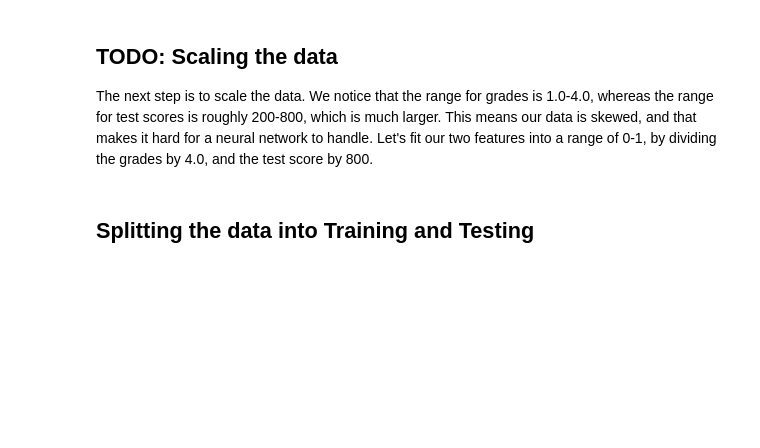
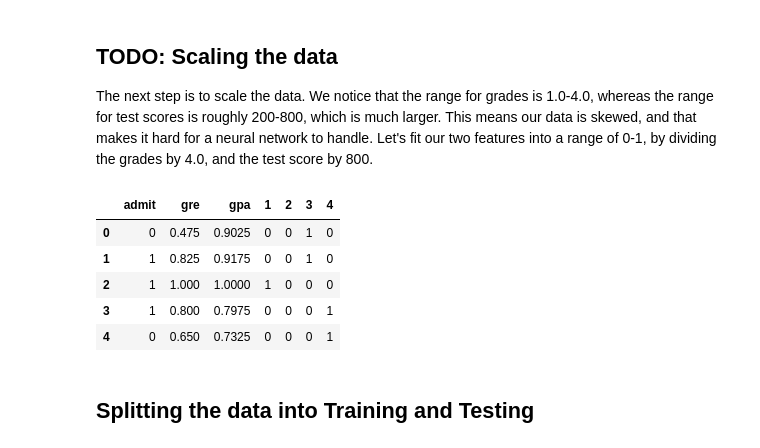
Before and after one commit to ThomasSpringett/MLRepository, a Jupyter notebook: gradient-descent/student-admissions/StudentAdmissions.ipynb, the cells around one changed output. Drawn from its saved outputs; the diff is of its cells as text; code cells hidden in the pictures; blank space fills up the shorter version.

```diff
--- a/gradient-descent/student-admissions/StudentAdmissions.ipynb
+++ b/gradient-descent/student-admissions/StudentAdmissions.ipynb
@@ -91,10 +91,16 @@ This looks more promising, as it seems that the lower the rank, the higher the a
 Use the `get_dummies` function in numpy in order to one-hot encode the data.
 # %%
 # TODO:  Make dummy variables for rank
-one_hot_data = pass
+one_hot_data = pd.get_dummies(data['rank'])
+one_hot_data = pd.concat([data, one_hot_data], axis = 1)
+print (one_hot_data.head())
+
 
 # TODO: Drop the previous rank column
-one_hot_data = pass
+one_hot_data = one_hot_data.drop('rank', axis = 1 )
+print (one_hot_data.head())
 
 # Print the first 10 rows of our data
 one_hot_data[:10]
+encoded = list(one_hot_data.columns)
+print("\n{} total features after one-hot encoding.".format(len(encoded)))
@@ -102,13 +123,25 @@ one_hot_data[:10]
 ## TODO: Scaling the data
 The next step is to scale the data. We notice that the range for grades is 1.0-4.0, whereas the range for test scores is roughly 200-800, which is much larger. This means our data is skewed, and that makes it hard for a neural network to handle. Let's fit our two features into a range of 0-1, by dividing the grades by 4.0, and the test score by 800.
 # %%
+from sklearn import preprocessing
+from sklearn.preprocessing import MinMaxScaler
+scaler = MinMaxScaler()
 # Making a copy of our data
 processed_data = one_hot_data[:]
 
 # TODO: Scale the columns
+processed_data['gpa'] = processed_data['gpa']/4
+processed_data['gre'] = processed_data['gre']/800
 
 # Printing the first 10 rows of our procesed data
-processed_data[:10]
+processed_data[:5]
+# %% [output]
+|  | admit | gre | gpa | 1 | 2 | 3 | 4 |
+| 0 | 0 | 0.475 | 0.9025 | 0 | 0 | 1 | 0 |
+| 1 | 1 | 0.825 | 0.9175 | 0 | 0 | 1 | 0 |
+| 2 | 1 | 1.000 | 1.0000 | 1 | 0 | 0 | 0 |
+| 3 | 1 | 0.800 | 0.7975 | 0 | 0 | 0 | 1 |
+| 4 | 0 | 0.650 | 0.7325 | 0 | 0 | 0 | 1 |
 # %% [markdown]
 ## Splitting the data into Training and Testing
 # %% [markdown]
```
Also changed, not shown: parts of 6 cells of this notebook, 4 other files.
